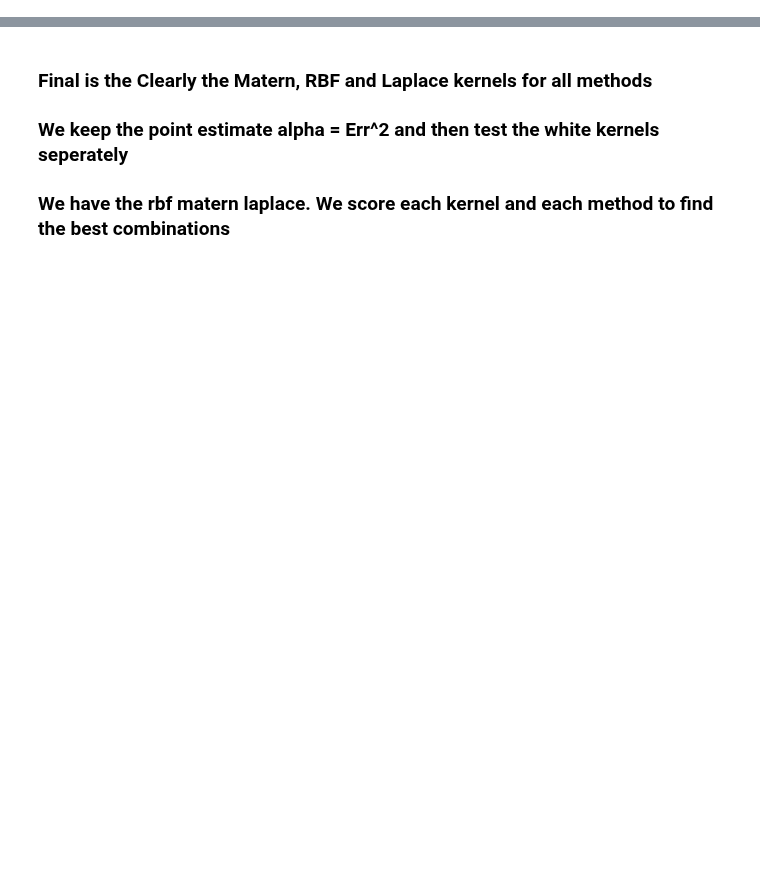
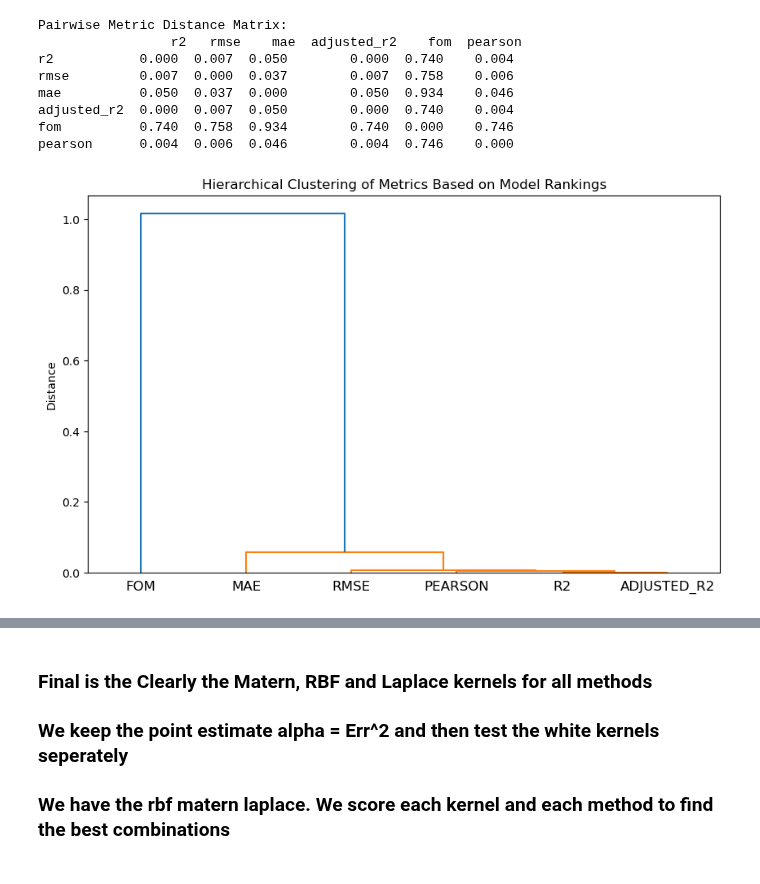
Before and after one commit to seanwhite674/FinalYearProject, a Jupyter notebook: Kfold model Selection/Examining Metrics.ipynb, the cells around one changed output, grey strips where cells are left out. Cells and saved outputs as stored; diff of their text form; code cells hidden in the pictures; blank space fills up the shorter version.

```diff
--- a/Kfold model Selection/Examining Metrics.ipynb
+++ b/Kfold model Selection/Examining Metrics.ipynb
@@ -19 +27,10 @@ import joblib
+# %%
+combinedkernels =["RBFMatkernel","RBFRadkernel","RBFLaplacekernel"]
+##combinedkernels =["RBFMatkernel"]
+combined_kernel_results = {}
+for kernel_name in combinedkernels:
+    savepath = f"cv_results_{kernel_name}.pkl"
+    cv_results = joblib.load(savepath)
+    combined_kernel_results[kernel_name] = cv_results
+#combined_kernel_results
 # %%
@@ -53,0 +181,50 @@ plt.show()
+# %%
+import numpy as np
+import pandas as pd
+from scipy.cluster.hierarchy import linkage, dendrogram
+from scipy.spatial.distance import pdist, squareform
+import matplotlib.pyplot as plt
+
+# Assuming 'ranking_df' is your final DataFrame from your code
+# and contains columns like 'R2 Rank', 'RMSE Rank', etc.
+
+# Step 1: Extract rank data for each metric across models
+metrics = ['r2', 'rmse', 'mae', 'adjusted_r2', 'fom', 'pearson']
+rank_columns = [f'{metric.upper()} Rank' for metric in metrics]
+
+# (n_models, n_metrics) matrix
+rank_matrix = ranking_df[rank_columns].values.T  # shape: (n_metrics, n_models)
+
+distance_matrix = pdist(rank_matrix, metric='correlation')  # Correlation (1 - corr)
+
+# Optional: See the pairwise distance matrix
+distance_square = squareform(distance_matrix)
+distance_df = pd.DataFrame(distance_square, index=metrics, columns=metrics)
+print("\nPairwise Metric Distance Matrix:\n", distance_df.round(3))
+
+# Step 3: Perform hierarchical clustering
+linkage_matrix = linkage(distance_matrix, method='ward')  # 'ward' for variance minimization
+
+# Step 4: Plot dendrogram
+fig, ax = plt.subplots(figsize=(10, 6))
+dendrogram(
+    linkage_matrix,
+    labels=[metric.upper() for metric in metrics],
+    leaf_rotation=0,
+    leaf_font_size=12,
+    color_threshold=None,  # Adjust or leave None to color everything
+)
+ax.set_title("Hierarchical Clustering of Metrics Based on Model Rankings")
+ax.set_ylabel("Distance")
+plt.savefig(r"C:\Users\seanw\OneDrive\Desktop\GitHub\FYP\Latex\LatexPlots\CV_plots\clustermetrics",dpi=72, bbox_inches='tight')
+plt.show()
+# %% [output]
+Pairwise Metric Distance Matrix:
+                 r2   rmse    mae  adjusted_r2    fom  pearson
+r2           0.000  0.007  0.050        0.000  0.740    0.004
+rmse         0.007  0.000  0.037        0.007  0.758    0.006
+mae          0.050  0.037  0.000        0.050  0.934    0.046
+adjusted_r2  0.000  0.007  0.050        0.000  0.740    0.004
+fom          0.740  0.758  0.934        0.740  0.000    0.746
+pearson      0.004  0.006  0.046        0.004  0.746    0.000
+[figure, added]
```
Also changed, not shown: parts of 12 cells of this notebook, 37 other files.
